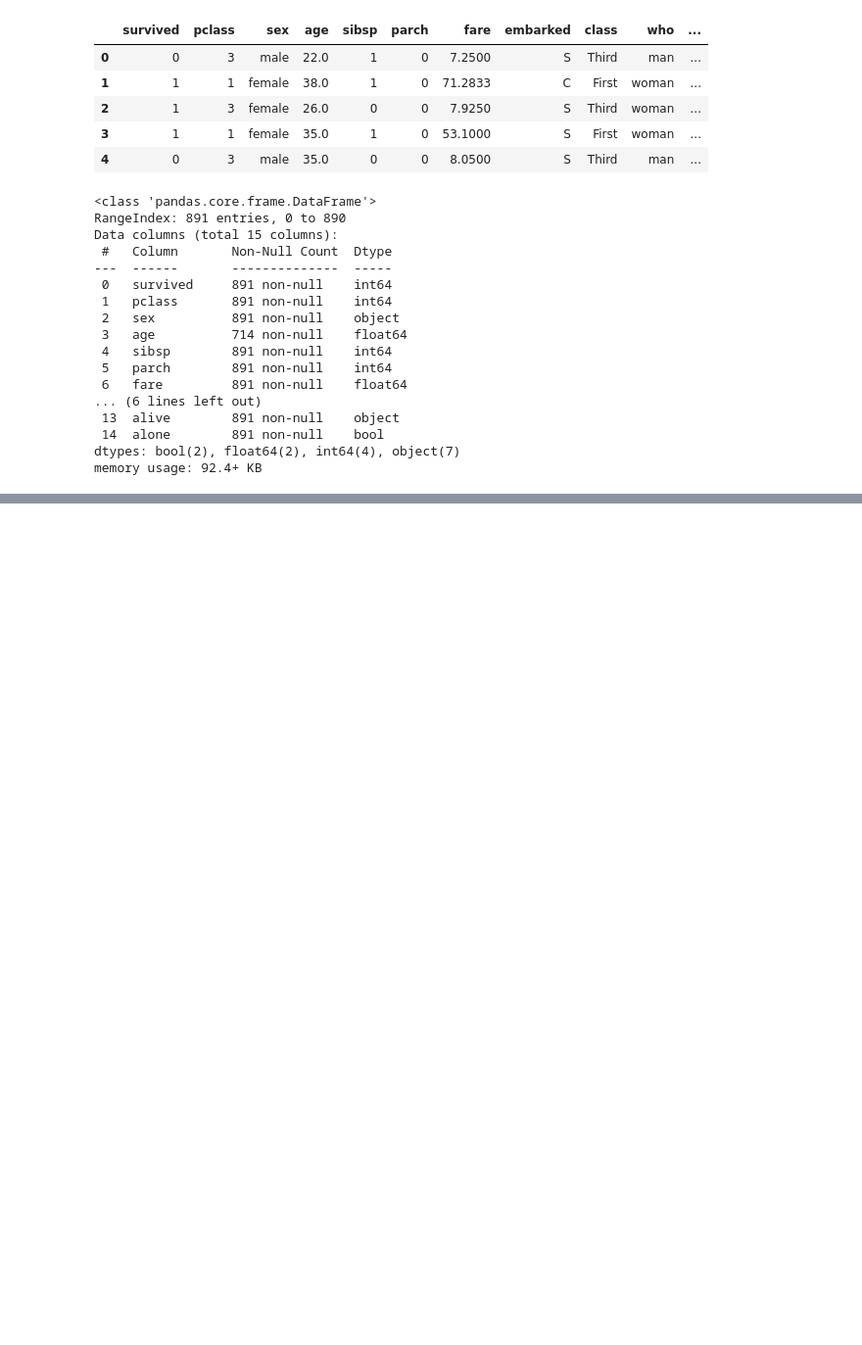
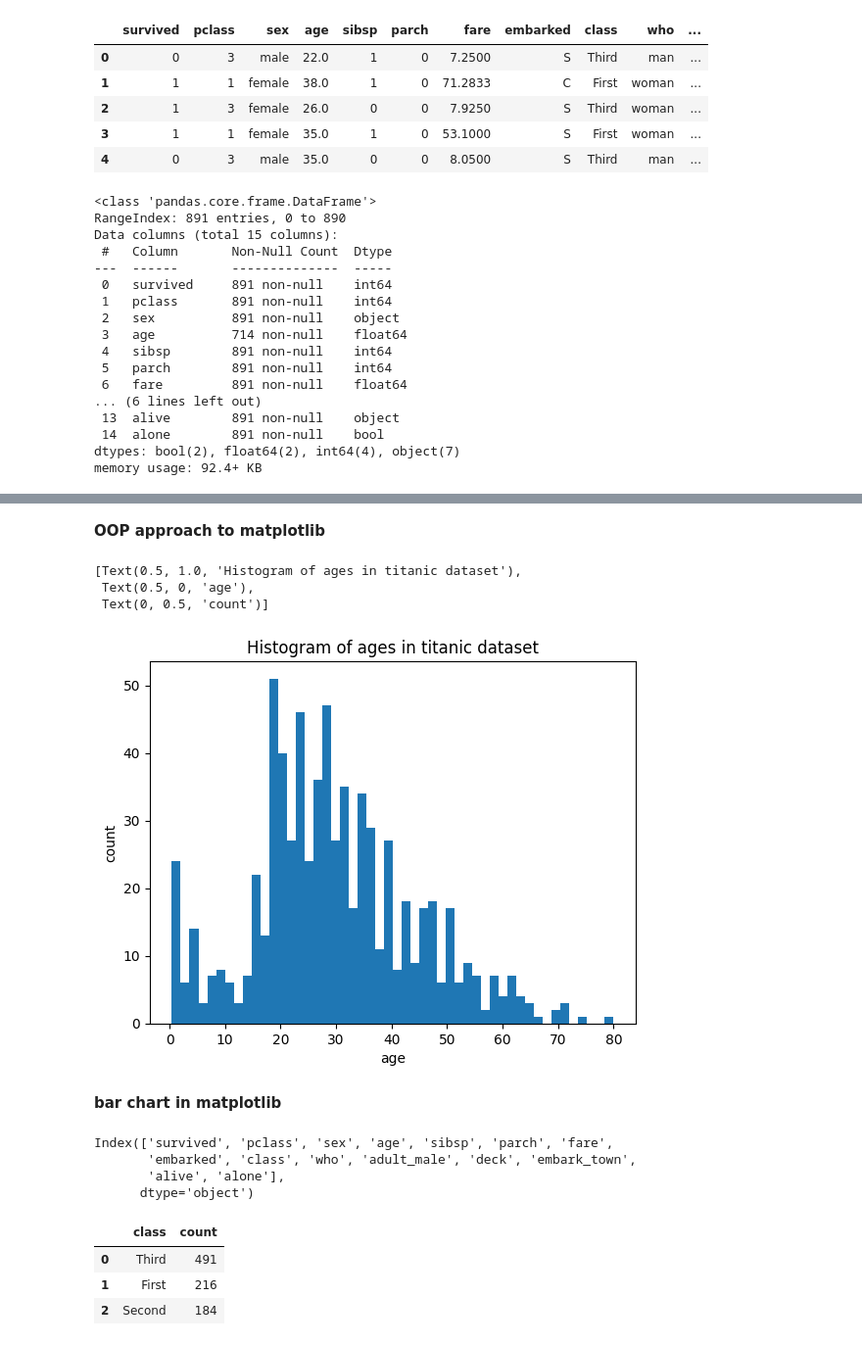
Before and after one commit to ebt35/data-platforms-eyoub-beraki-de24, a Jupyter notebook: code_alongs/plotting/plotting_basics.ipynb, the cells around one changed output, grey strips where cells are left out. Shown: that part at 98% size. Drawn from its saved outputs; the diff is of its cells as text; code cells hidden in the pictures; blank space fills up the shorter version.

```diff
--- a/code_alongs/plotting/plotting_basics.ipynb
+++ b/code_alongs/plotting/plotting_basics.ipynb
@@ -47,0 +50,28 @@ Text(0.5, 1.0, 'Histogram of ages in titanic dataset')
+# %% [markdown]
+**OOP approach to matplotlib**
+# %%
+fig, ax = plt.subplots(1)
+ax.hist(df["age"], bins =50)
+ax.set(title="Histogram of ages in titanic dataset", xlabel="age", ylabel="count")
+# %% [output]
+[Text(0.5, 1.0, 'Histogram of ages in titanic dataset'),
+ Text(0.5, 0, 'age'),
+ Text(0, 0.5, 'count')]
+[figure, added]
+# %% [markdown]
+**bar chart in matplotlib**
+# %%
+df.columns
+# %% [output]
+Index(['survived', 'pclass', 'sex', 'age', 'sibsp', 'parch', 'fare',
+       'embarked', 'class', 'who', 'adult_male', 'deck', 'embark_town',
+       'alive', 'alone'],
+      dtype='object')
+# %%
+classes = df["class"].value_counts().reset_index()
+classes
+# %% [output]
+|  | class | count |
+| 0 | Third | 491 |
+| 1 | First | 216 |
+| 2 | Second | 184 |
```
Also changed, not shown: parts of 10 cells of this notebook.
